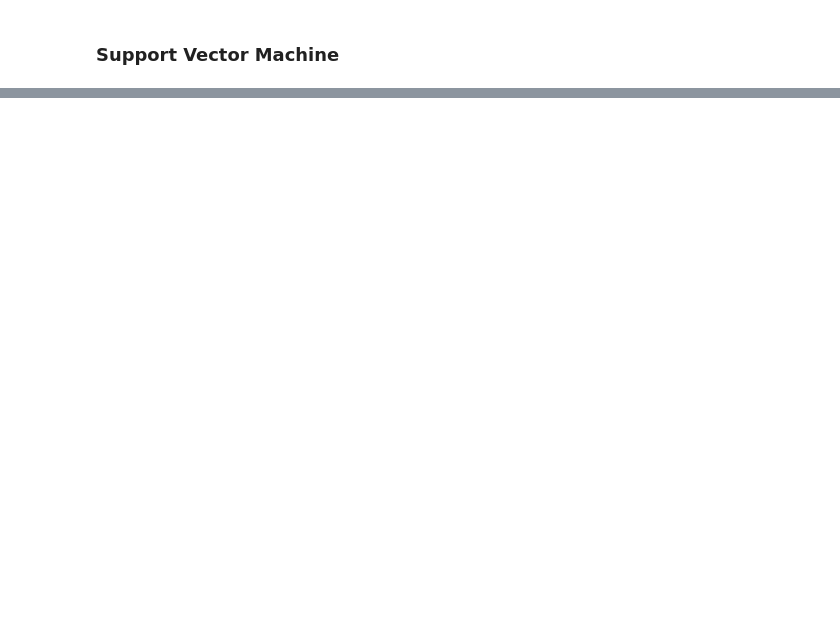
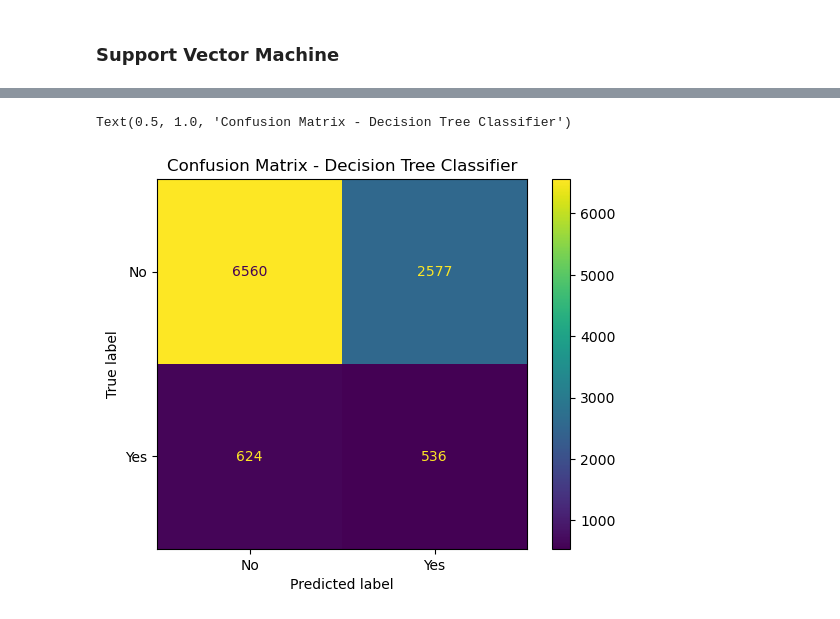
Before and after one commit to Hoomaaan/Portuguese-Banking-Comparing-Classifiers, a Jupyter notebook: prompt_III.ipynb, the cells around one changed output, grey strips where cells are left out. Drawn from its saved outputs; the diff is of its cells as text; code cells hidden in the pictures; blank space fills up the shorter version.

```diff
--- a/prompt_III.ipynb
+++ b/prompt_III.ipynb
@@ -710,0 +727,7 @@ result_df
+# %%
+disp = ConfusionMatrixDisplay(confusion_matrix=result_df['Confusion Matrix']['Decision Tree'], display_labels=['No', 'Yes'])
+disp.plot()
+disp.ax_.set_title("Confusion Matrix - Decision Tree Classifier")
+# %% [output]
+Text(0.5, 1.0, 'Confusion Matrix - Decision Tree Classifier')
+[figure, added]
```
Also changed, not shown: parts of 18 cells of this notebook.
